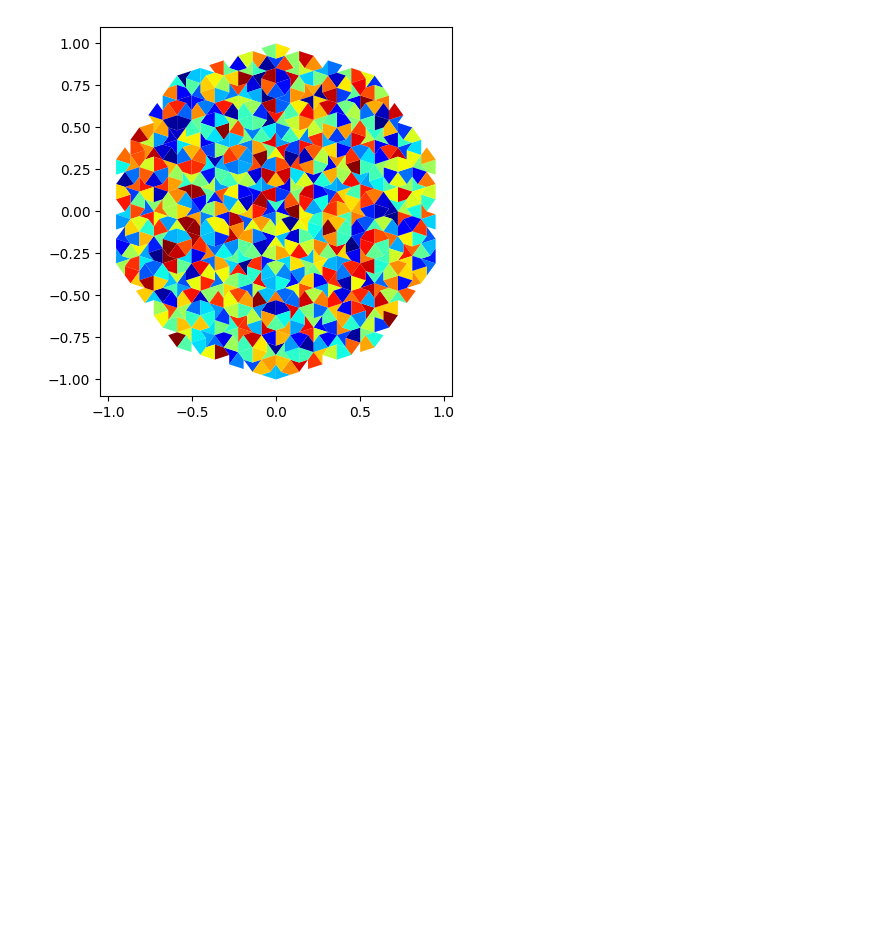
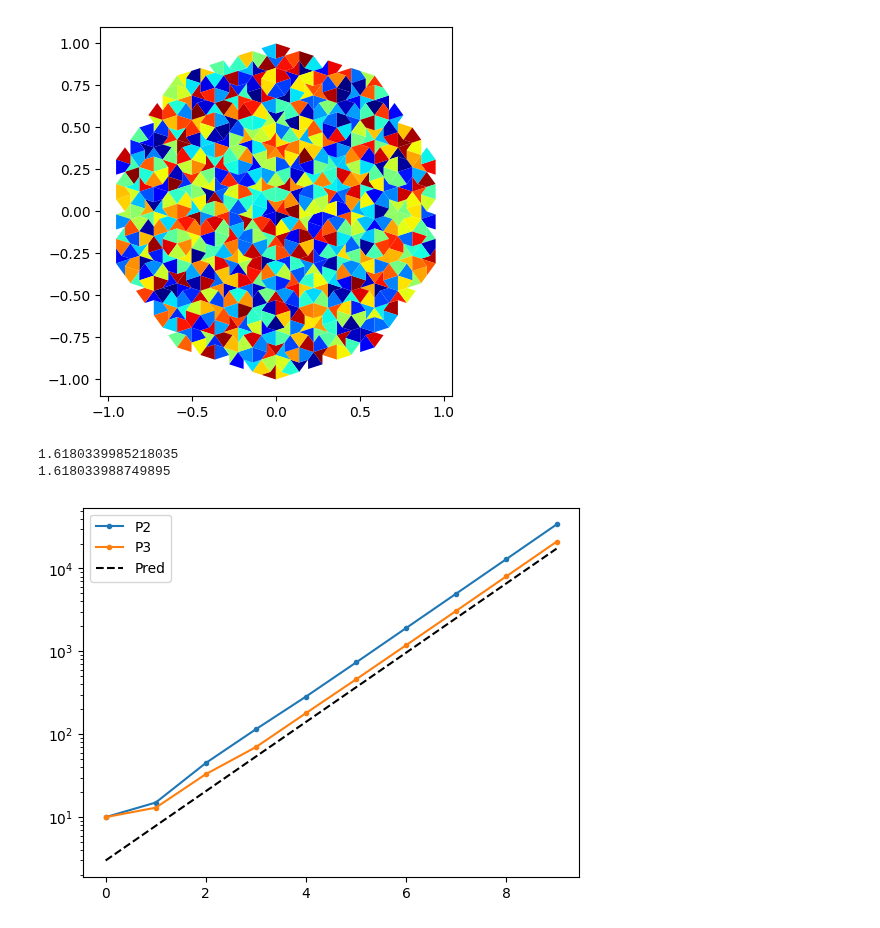
Before and after one commit to nj-vs-vh/funbin, a Jupyter notebook: scripts/penrose_subdivision.ipynb, the cells around one changed output. Cells and saved outputs as stored; diff of their text form; code cells hidden in the pictures; blank space fills up the shorter version.

```diff
--- a/scripts/penrose_subdivision.ipynb
+++ b/scripts/penrose_subdivision.ipynb
@@ -19,8 +28,42 @@ ax.set_aspect("equal")
 # %%
-merged_tiling = penrose_tiling(kind="P2", divisions=5, include_incomplete_tiles=False)
+merged_tiling = penrose_tiling_subdivision(kind="P2", divisions=5, include_incomplete_tiles=False)
 fig, ax = plt.subplots()
 ax.add_collection(as_poly_collection(merged_tiling, randomize_color=True, edgecolors="none"))
 Box.bounding_all(tiling).resized(1.1).fit_axes(ax)
 ax.set_aspect("equal")
 # %% [output]
-[figure, old version]
+[figure, new version]
+# %%
+tris = penrose_tiling_triangles(kind="P2", divisions=9)
+areas = np.array([t.area for t in tris])
+
+divide = 0.5 * (np.min(areas) + np.max(areas))
+
+smalls = np.count_nonzero(areas < divide)
+bigs = areas.size - smalls
+print((3 * bigs + 2 * smalls) / areas.size - 1)
+print(PHI)
+# %% [output]
+1.6180339985218035
+1.618033988749895
+# %%
+fig, ax = plt.subplots()
+
+maxdiv = 9
+
+for kind in ("P2", "P3"):
+    data = []
+    for div in range(maxdiv + 1):
+        tl = penrose_tiling_subdivision(kind=kind, divisions=div, include_incomplete_tiles=True)
+        data.append((div, len(tl)))
+
+    ax.plot(*np.array(data).T, label=kind, marker=".", linestyle="-")
+
+
+div = np.linspace(0, maxdiv)
+ax.plot(div, 3 * (1 + PHI) ** div, linestyle="--", color="k", label="Pred")
+
+ax.legend()
+ax.set_yscale("log")
+# %% [output]
+[figure, added]
```
Also changed, not shown: parts of 2 cells of this notebook, 4 other files.
